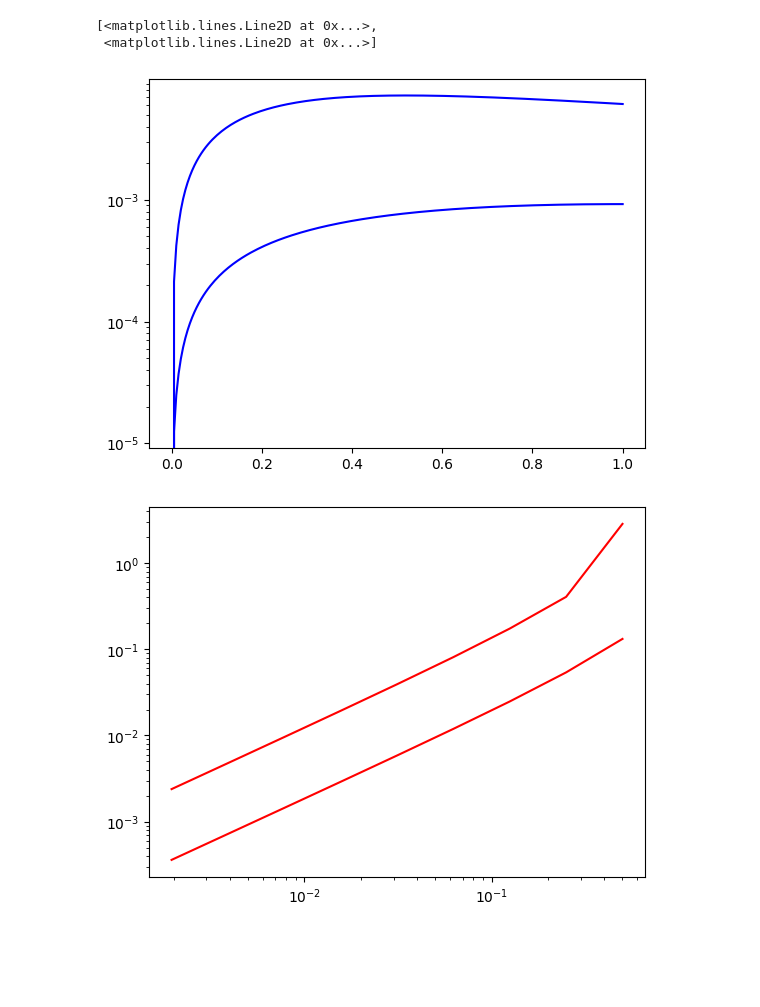
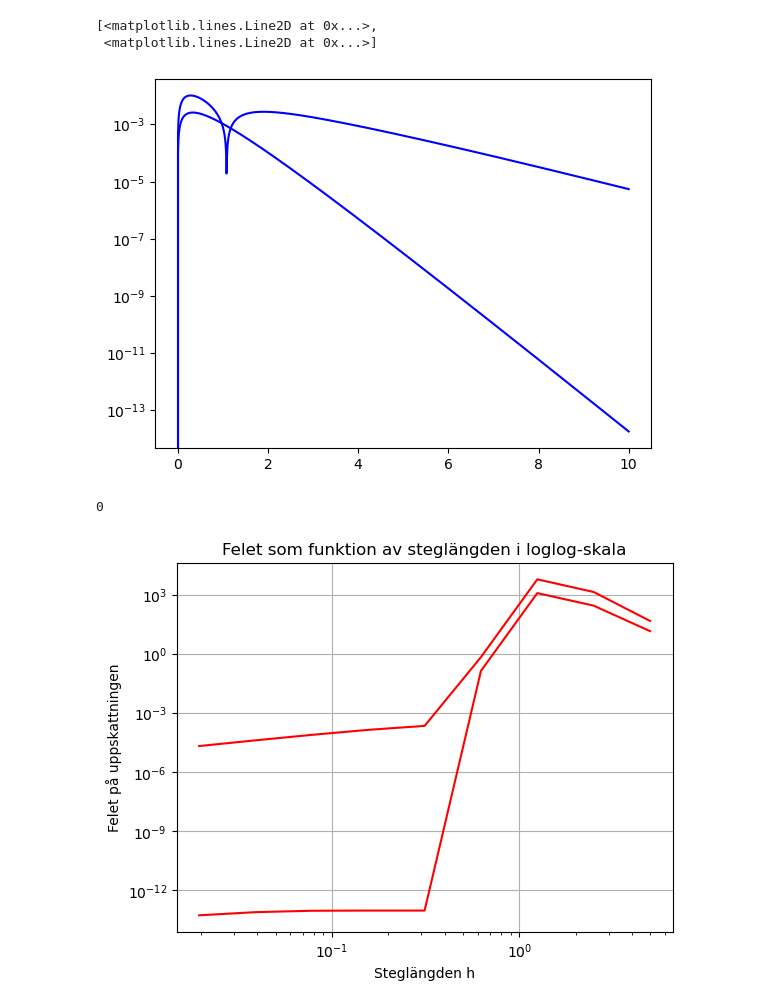
Before and after one commit to axelorrhede/Numerical-Methods-for-Differential-Equations, a Jupyter notebook: project0.ipynb, the cells around one changed output. Drawn from its saved outputs; the diff is of its cells as text; code cells hidden in the pictures; blank space fills up the shorter version.

```diff
--- a/project0.ipynb
+++ b/project0.ipynb
@@ -21,12 +21,12 @@ def eulerint(A, y0, t0, tf, N):
     return tgrid, y, err
 # %%
 y0 = np.array([1, 1])
-A = np.array([[-1, 0], [10, -3]])
+A = np.array([[-1, 10], [0, -3]])
 
-tgrid, approx, err = eulerint(A, y0, 0, 1, 200)
+tgrid, approx, err = eulerint(A, y0, 0, 10, 2000)
 
-#plt.plot(tgrid, approx, 'b')
-true = np.zeros_like(approx)
+# plt.plot(tgrid, approx, 'b')
+# true = np.zeros_like(approx)
 # for n in range(len(tgrid)):
 #    true[n, :] = la.expm(tgrid[n] * A) @ np.transpose(y0)
 # plt.plot(tgrid, true, 'r')
@@ -35,7 +35,7 @@ plt.semilogy(tgrid, err, 'b')
 # %% [output]
 [<matplotlib.lines.Line2D at 0x...>,
  <matplotlib.lines.Line2D at 0x...>]
-[figure, old version]
+[figure, new version]
 # %%
 def errVSh(A, y0, t0, tf):
     #Nvec = np.linspace(1, 10, 10)
@@ -48,10 +48,16 @@ def errVSh(A, y0, t0, tf):
     h=np.zeros(len(Nvec))
     for i in range(len(Nvec)):
         h[i] = (tf - t0) /Nvec[i]
-    matplotlib.pyplot.loglog(h, err, 'r')
+    plt.grid()
+    plt.xlabel("Steglängden h")
+    plt.ylabel("Felet på uppskattningen")
+    plt.title("Felet som funktion av steglängden i loglog-skala")
+    plt.loglog(h, err, 'r')
 # %%
 y0 = [1,1]
-A = np.array([[-1, 0], [10, -3]])
-errVSh(A, y0, 0, 1)
+A = np.array([[-1, 10], [0, -3]])
+print(A[1,0])
+errVSh(A, y0, 0, 10)
 # %% [output]
+0
-[figure, old version]
+[figure, new version]
```
